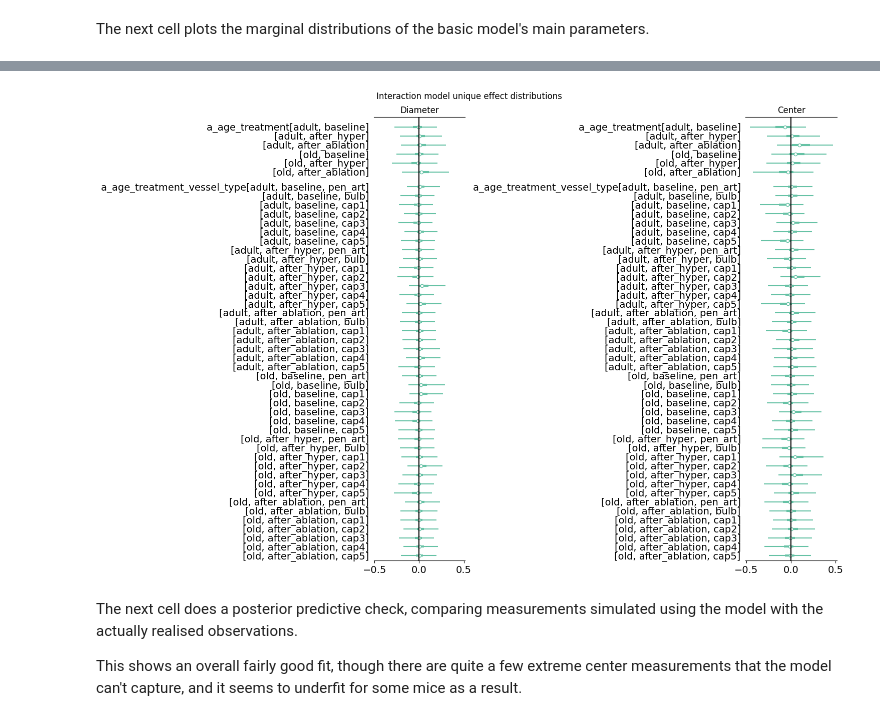
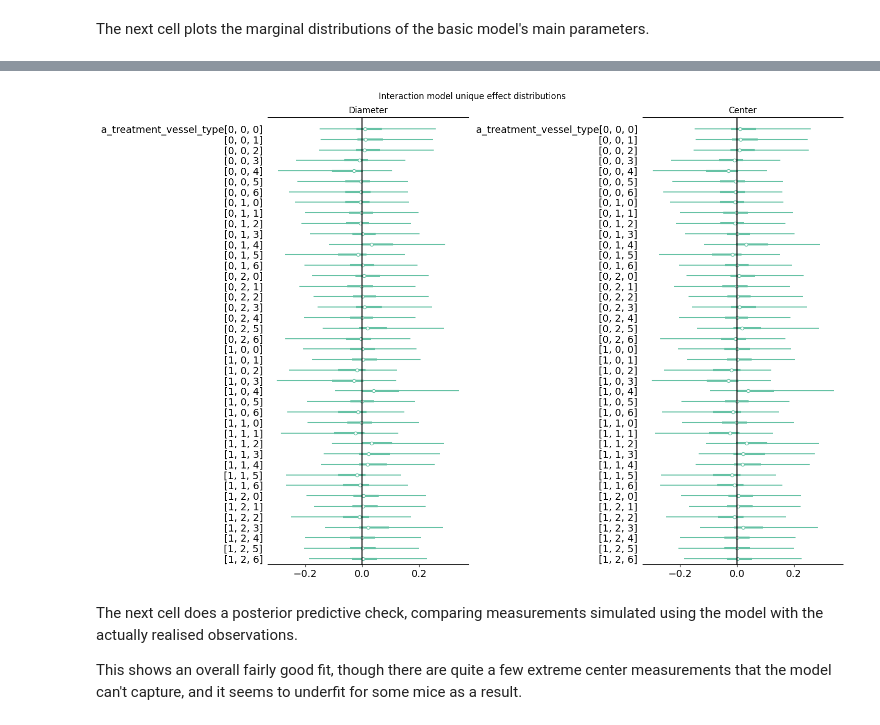
Before and after one commit to teddygroves/sphincter, a Jupyter notebook: sphincter/pulsatility.ipynb, the cells around one changed output, grey strips where cells are left out. Drawn from its saved outputs; the diff is of its cells as text; code cells hidden in the pictures.

```diff
--- a/sphincter/pulsatility.ipynb
+++ b/sphincter/pulsatility.ipynb
@@ -326,15 +324,15 @@ f.savefig(os.path.join(PLOTS_DIR, "pulsatility-effects.png"), bbox_inches="tight
 # %%
-vars = ["a_age_treatment", "a_age_treatment_vessel_type"]
+vars = ["a_treatment_vessel_type"]
 f, axes = plt.subplots(1, 2, figsize=[15, 10], sharex=True)
 for ax, mt in zip(axes, ["diameter", "center"]):
     az.plot_forest(idatas["pulsatility-interaction"], combined=True, ax=ax, var_names=vars, coords={"measurement_type": mt});
     ax.axvline(0, color="black")
     ax.set(title=mt.capitalize())
 f.suptitle("Interaction model unique effect distributions")
 f.tight_layout()
 f.savefig(os.path.join(PLOTS_DIR, "pulsatility-interaction-effects.png"), bbox_inches="tight")
 # %% [output]
-[figure, old version]
+[figure, new version]
 # %% [markdown]
 The next cell does a posterior predictive check, comparing measurements simulated using the model with the actually realised observations.
 
```
Also changed, not shown: parts of 24 cells of this notebook, 1 other file.
